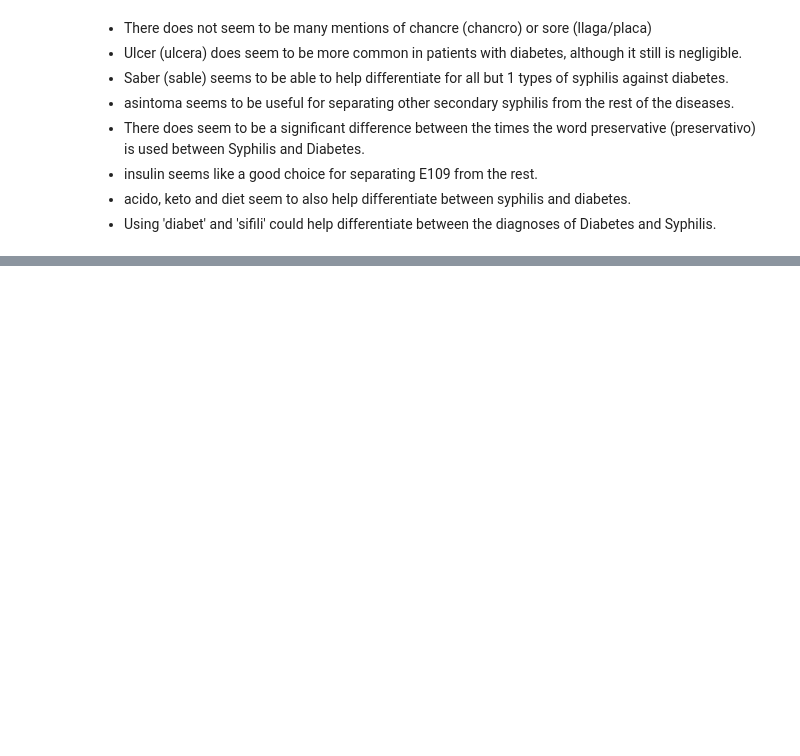
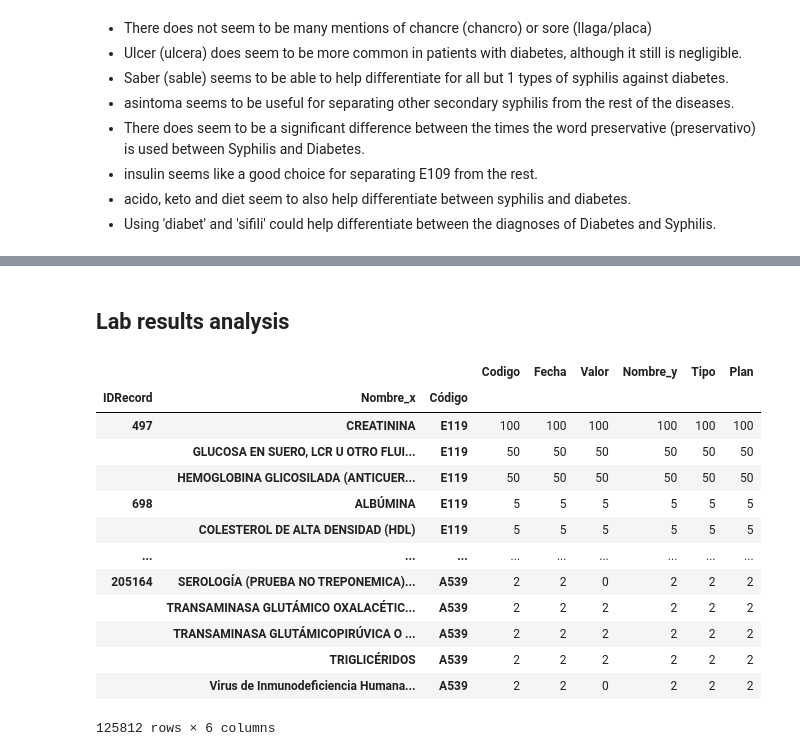
Before and after one commit to JuanGomez12/DataScience4AllProject, a Jupyter notebook: scripts/deep_EDA.ipynb, the cells around one changed output, grey strips where cells are left out. Drawn from its saved outputs; the diff is of its cells as text; code cells hidden in the pictures; blank space fills up the shorter version.

```diff
--- a/scripts/deep_EDA.ipynb
+++ b/scripts/deep_EDA.ipynb
@@ -48,0 +63,3 @@ notas.head()
+# %%
+laboratorios = pd.read_csv(str(data_path / "laboratorios.csv"),sep=';')
+laboratorios.head()
@@ -64,0 +96,4 @@ notas.head()
+# %%
+# Merge the laboratory with the medical notes data
+merged_lab = laboratorios.merge(notas, how='inner', on='IDRecord')
+merged_lab.head(5)
@@ -235,3 +373,23 @@ with pd.option_context('display.max_columns', None):
 | 7 | 111487.0 | A539 | SIFILIS, NO ESPECIFICADA | Confirmado Repetido | Control segun frecuencias | 0 | 0 | 0 | 0 | 0 | 0 | ... |
 | 8 | 69603.0 | E119 | DIABETES MELLITUS NOINSULINODEPEN... | Confirmado Repetido | realiza control enfermeria 16 OCT... | 0 | 0 | 0 | 0 | 0 | 0 | ... |
 | 9 | 69563.0 | A51 | SIFILIS PRECOZ | Confirmado Repetido | 1. TRATAMIENTO TDF/FTC/EFV 2. PRO... | 0 | 0 | 0 | 0 | 0 | 0 | ... |
+# %% [markdown]
+## Lab results analysis
+# %%
+merged_labs = merged_lab.groupby(['IDRecord', 'Nombre_x', 'Código']).count()
+merged_labs[merged_labs.Codigo > 1]
+# %% [output]
+|  |  |  | Codigo | Fecha | Valor | Nombre_y | Tipo | Plan |
+| IDRecord | Nombre_x | Código |  |  |  |  |  |  |
+| 497 | CREATININA | E119 | 100 | 100 | 100 | 100 | 100 | 100 |
+|  | GLUCOSA EN SUERO, LCR U OTRO FLUI... | E119 | 50 | 50 | 50 | 50 | 50 | 50 |
+|  | HEMOGLOBINA GLICOSILADA (ANTICUER... | E119 | 50 | 50 | 50 | 50 | 50 | 50 |
+| 698 | ALBÚMINA | E119 | 5 | 5 | 5 | 5 | 5 | 5 |
+|  | COLESTEROL DE ALTA DENSIDAD (HDL) | E119 | 5 | 5 | 5 | 5 | 5 | 5 |
+| ... | ... | ... | ... | ... | ... | ... | ... | ... |
+| 205164 | SEROLOGÍA (PRUEBA NO TREPONEMICA)... | A539 | 2 | 2 | 0 | 2 | 2 | 2 |
+|  | TRANSAMINASA GLUTÁMICO OXALACÉTIC... | A539 | 2 | 2 | 2 | 2 | 2 | 2 |
+|  | TRANSAMINASA GLUTÁMICOPIRÚVICA O ... | A539 | 2 | 2 | 2 | 2 | 2 | 2 |
+|  | TRIGLICÉRIDOS | A539 | 2 | 2 | 2 | 2 | 2 | 2 |
+|  | Virus de Inmunodeficiencia Humana... | A539 | 2 | 2 | 0 | 2 | 2 | 2 |
+125812 rows × 6 columns
```
Also changed, not shown: parts of 11 cells of this notebook.
